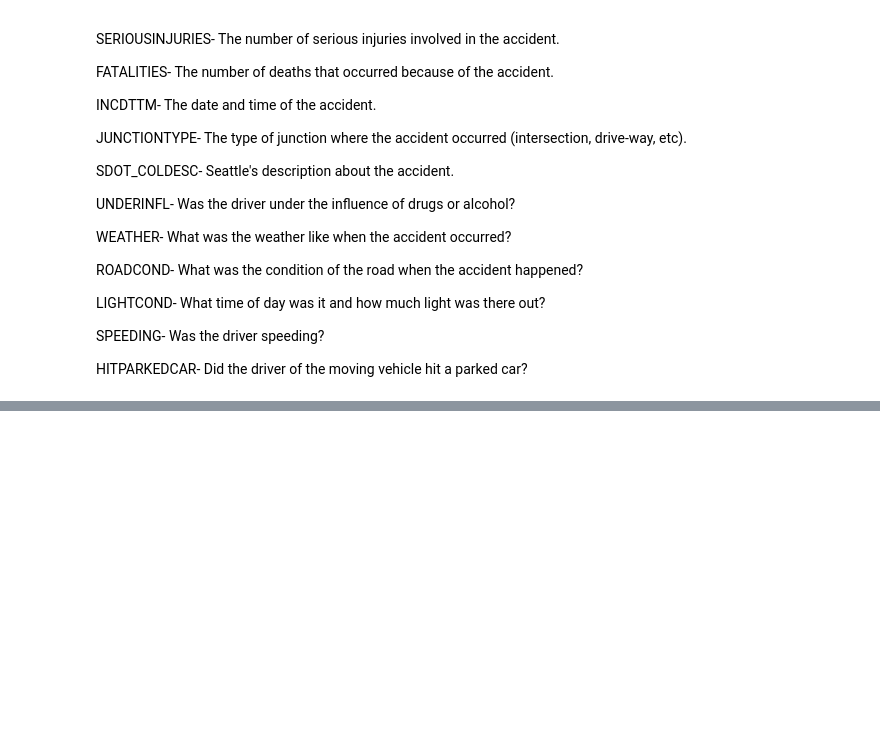
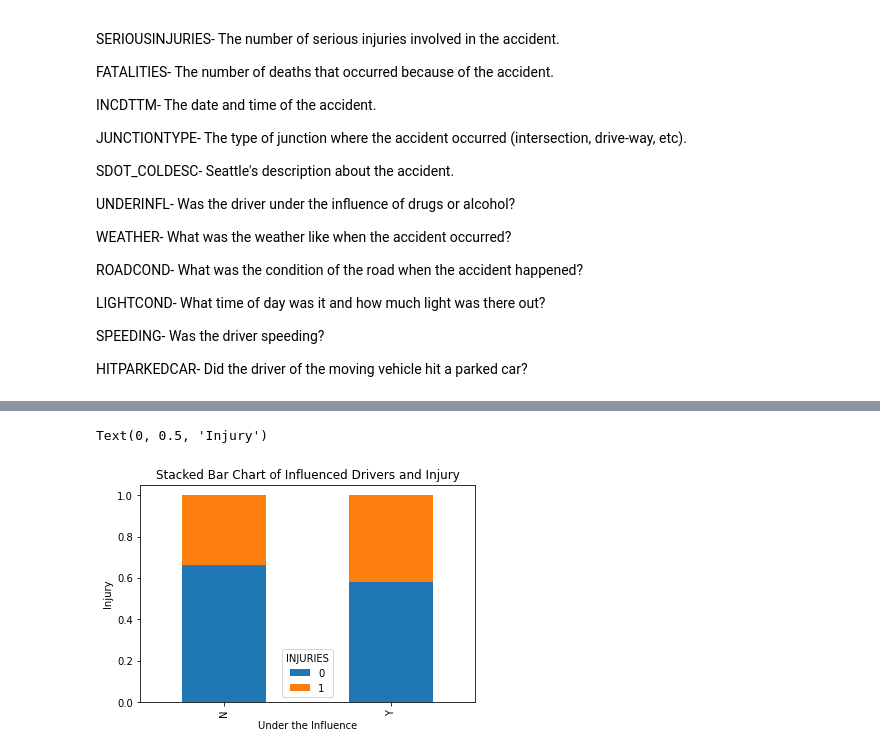
Before and after one commit to gabrielmacey/Coursera_Capstone, a Jupyter notebook: Seattle Data.ipynb, the cells around one changed output, grey strips where cells are left out. Drawn from its saved outputs; the diff is of its cells as text; code cells hidden in the pictures; blank space fills up the shorter version.

```diff
--- a/Seattle Data.ipynb
+++ b/Seattle Data.ipynb
@@ -71,0 +200,9 @@ Total number of Features: 22
+# %%
+table=pd.crosstab(df.UNDERINFL,df.INJURIES)
+table.div(table.sum(1).astype(float), axis=0).plot(kind='bar', stacked=True)
+plt.title('Stacked Bar Chart of Influenced Drivers and Injury')
+plt.xlabel('Under the Influence')
+plt.ylabel('Injury')
+# %% [output]
+Text(0, 0.5, 'Injury')
+[figure, added]
```
Also changed, not shown: parts of 41 cells of this notebook, 2 other files.
